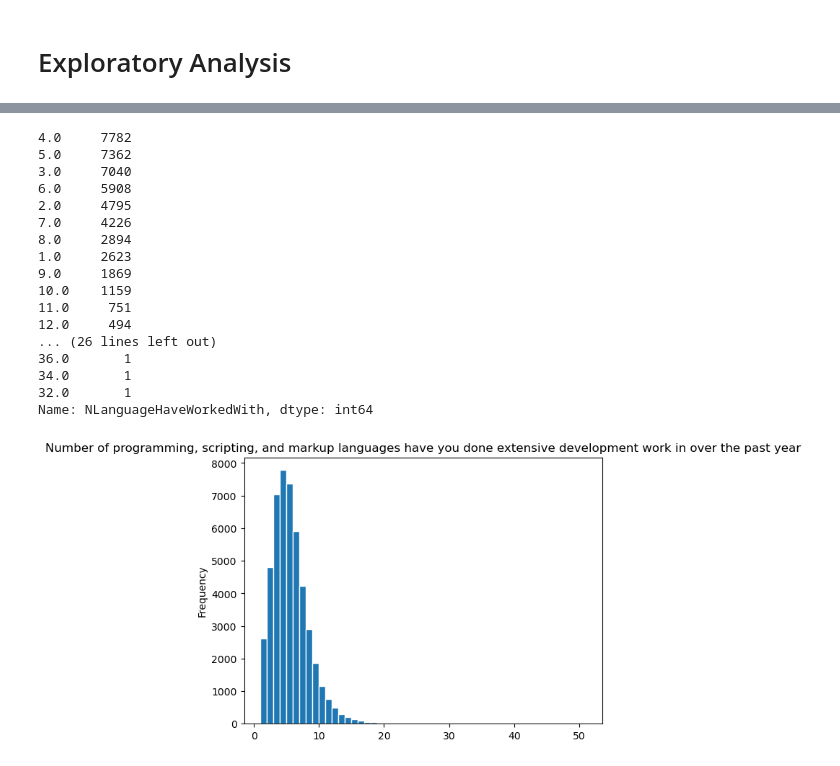
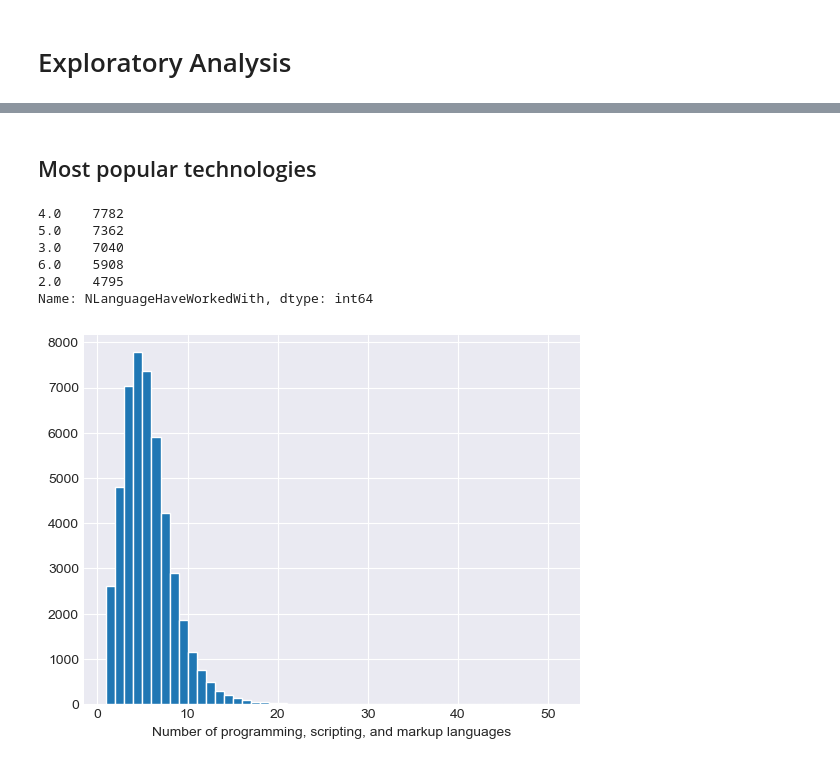
Before and after one commit to smotrova/ReDI_Fall2024_Project, a Jupyter notebook: notebooks/04-ls-exploratory-analysis.ipynb, the cells around one changed output, grey strips where cells are left out. Drawn from its saved outputs; the diff is of its cells as text; code cells hidden in the pictures.

```diff
--- a/notebooks/04-ls-exploratory-analysis.ipynb
+++ b/notebooks/04-ls-exploratory-analysis.ipynb
@@ -19,0 +78,3 @@ cdf = dataset_cleaned(df)
+# %%
+plt.style.use("seaborn-darkgrid")
+sns.pairplot(cdf);
@@ -20,34 +115,28 @@ cdf = dataset_cleaned(df)
+# %% [markdown]
+## Most popular technologies
 # %%
 # add a new feature
 # number of programming, scripting, and markup languages have you done extensive development work in over the past year
 
 cdf["NLanguageHaveWorkedWith"] = cdf.LanguageHaveWorkedWith.str.split(";").apply(lambda x: len(x) if x==x else np.nan)
-# %%
-cdf["NLanguageHaveWorkedWith"].value_counts(dropna=False).sort_values(ascending=False)
-# %% [output]
-4.0     7782
-5.0     7362
-3.0     7040
-6.0     5908
-2.0     4795
-7.0     4226
-8.0     2894
-1.0     2623
-9.0     1869
-10.0    1159
-11.0     751
-12.0     494
-... (26 lines left out)
-36.0       1
-34.0       1
-32.0       1
-Name: NLanguageHaveWorkedWith, dtype: int64
+# %%
+# number of programming, scripting, and markup languages have you done extensive development work in over the past year
+
+cdf["NLanguageHaveWorkedWith"].value_counts(dropna=False).sort_values(ascending=False).head()
+# %% [output]
+4.0    7782
+5.0    7362
+3.0    7040
+6.0    5908
+2.0    4795
+Name: NLanguageHaveWorkedWith, dtype: int64
 # %%
 # number of programming, scripting, and markup languages have you done extensive development work in over the past year
 
 cdf.NLanguageHaveWorkedWith.plot.hist(bins=50,
-                                      edgecolor='w',
-                                      title="Number of programming, scripting, and markup languages have you done extensive development work in over the past year",
-                                    );
+                                      edgecolor='w')
+
+plt.xlabel("Number of programming, scripting, and markup languages")
+plt.ylabel("");
 # %% [output]
-[figure, old version]
+[figure, new version]
```
Also changed, not shown: parts of 24 cells of this notebook, 2 other files.
